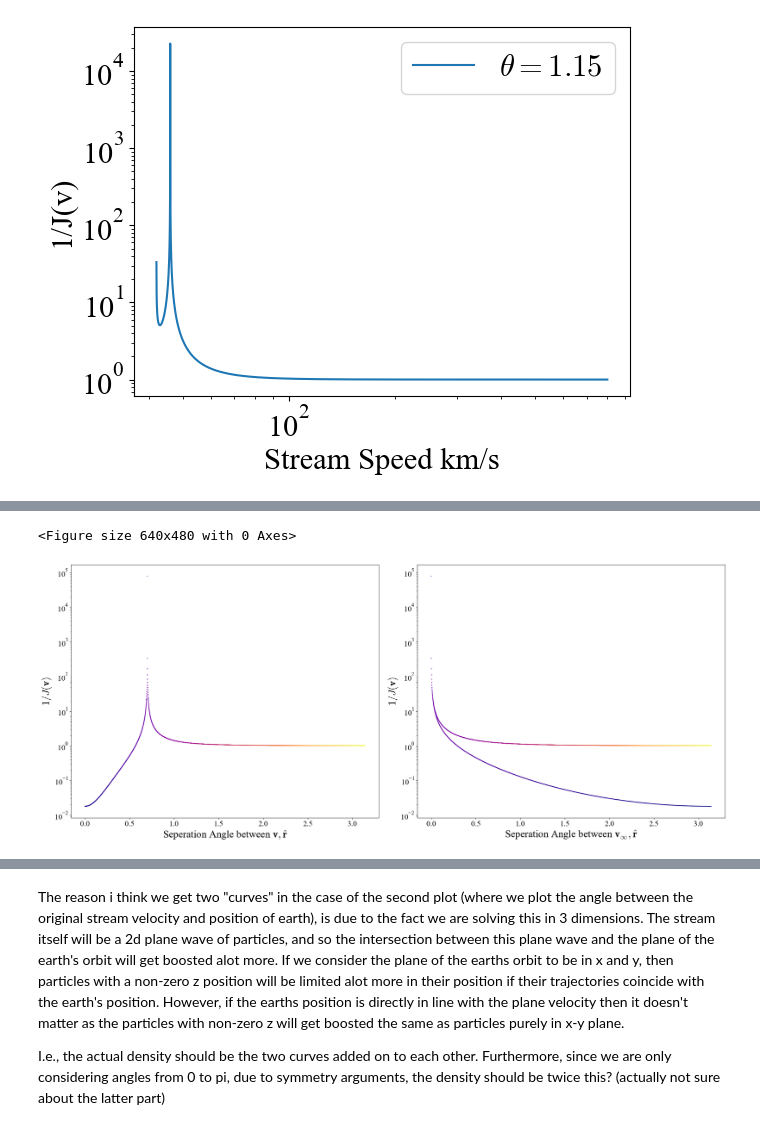
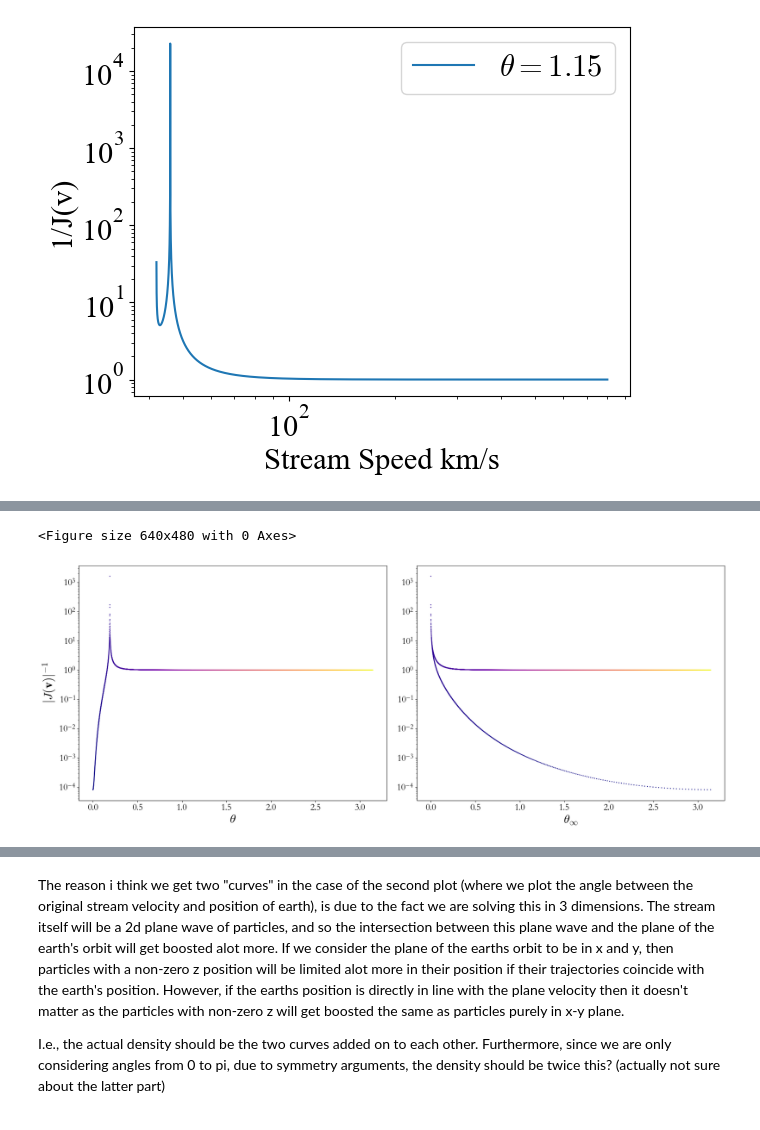
Before and after one commit to shauryagarg145/dark-matter-waves, a Jupyter notebook: jacobian.ipynb, the cells around one changed output, grey strips where cells are left out. Saved outputs shown, nothing was run; the diff lists cells and outputs as text; code cells hidden in the pictures.

Commit message:
Made new plots, one for showing the density along local incident angle and original stream angle.

```diff
--- a/jacobian.ipynb
+++ b/jacobian.ipynb
@@ -69,13 +91,11 @@ for fontpath in font_manager.findSystemFonts(fontpaths=None, fontext="ttf"):
 # %%
 import matplotlib
-from pyfonts import load_google_font
+#from pyfonts import load_google_font
 
-
-
-font = {'family' : 'serif',
+font = {'family' : 'Garamond',
         'weight' : 'normal',
         'size'   : 22}
-matplotlib.rcParams['font.serif'] = "Times New Roman"
+#matplotlib.rcParams['font.serif'] = "Times New Roman"
 matplotlib.rcParams["mathtext.fontset"] = "cm"
 
 matplotlib.rc('font', **font)
@@ -103,7 +123,7 @@ def jacobian_closed_form(v, Phi, theta):
 
 Phi = -grav(1)
 #t = np.linspace(0, 1 * np.pi, 10000)
-spd = 50#np.sqrt(Phi*2)
+spd = 220#np.sqrt(Phi*2)
 spd_loc = np.sqrt(2*Phi + spd*spd) #np.linspace(np.sqrt(2*Phi), 500, 1000)
 z_vel = 0
 r = np.array([1, 0, 0])
@@ -124,7 +144,7 @@ def v_inf(v, theta):
     return vi
 
 v_i = []
-phi = np.linspace(0, np.pi, 5000)
+phi = np.linspace(0, np.pi, 10000)
 #phi1 = np.linspace(0, 1.1274289298939966, 2500)
 #phi2 = np.linspace(1.1274289298939966, np.pi, 2500)
 #phi = np.append(phi1, phi2)
@@ -136,39 +156,40 @@ v_i = np.array(v_i)
 
 v = np.column_stack([np.cos(phi), np.sin(phi), np.zeros_like(phi) + z_vel])
 phi = np.sum(v * r, axis=1) / np.sqrt(np.sum(v*v, axis = 1))
 phi = np.arccos(phi)
 
 
 ang1 = np.sum(v_i * r, axis=1) / np.sqrt(np.sum(v_i*v_i, axis = 1))
 ang = np.arccos(ang1)
 #ang[ang1 < 0] = -ang[ang1 < 0]
 #ang[100:] = -ang[100:]
 
 
 #v = np.sqrt(2 * Phi / 10 * 16 + 2*Phi)
 jac = jacobian_closed_form(spd_loc, Phi, phi)
 
 
 ind = np.argmin(jac)
 
 
 plt.clf()
-fig, ax = plt.subplots(1, 2, figsize=(24, 10))
+fig, ax = plt.subplots(1, 2, figsize=(20, 8))
 
 ax[0].semilogy()
 ax[0].scatter(phi, 1/jac, s= 1, c = np.arange(0, len(ang), 1), cmap= "plasma")
-ax[0].set_xlabel(r"Seperation Angle between $\mathbf{v}, \mathbf{\hat{r}}$")
-ax[0].set_ylabel("$1/J(\mathbf{v})$")
+ax[0].set_xlabel(r"$\theta$")
+ax[0].set_ylabel("$|J(\\mathbf{v})|^{-1}$")
 
 ax[1].semilogy()
 ax[1].scatter(ang, 1/jac, s= 1, c = np.arange(0, len(ang), 1), cmap="plasma")
-ax[1].set_xlabel(r"Seperation Angle between $\mathbf{v_\infty}, \mathbf{\hat{r}}$")
-ax[1].set_ylabel("$1/J(\mathbf{v})$")
+ax[1].set_xlabel(r"$\theta_\infty$")
+#ax[1].set_ylabel("$|J(\\mathbf{v})|^{-1}$")
 
 fig.tight_layout()
+fig.savefig("plots/densitydiff.png", bbox_inches ="tight", dpi=500)
 # %% [output]
 <Figure size 640x480 with 0 Axes>
-[figure, old version]
+[figure, new version]
 # %%
 def jacobian_closed_form(v, Phi, theta):
     """The derived closed-form result: |dv_infty/dv| = 1 - (Phi/D)^2."""
```
Also changed, not shown: parts of 9 cells of this notebook, 2 other files.
